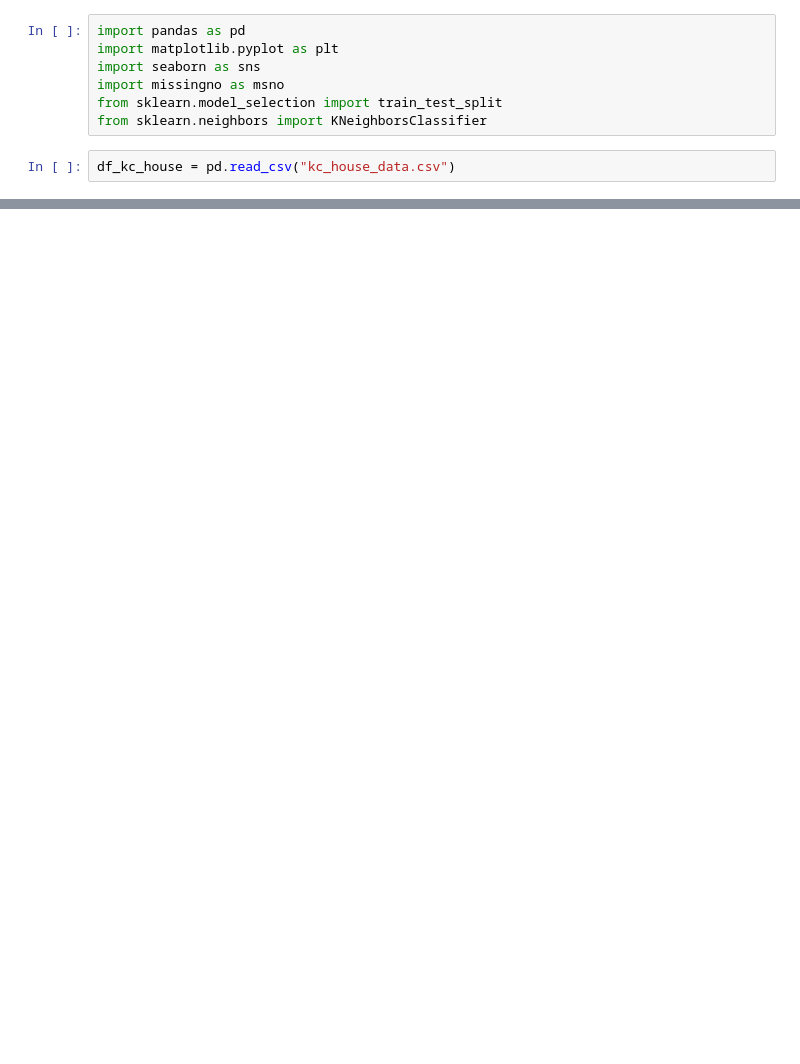
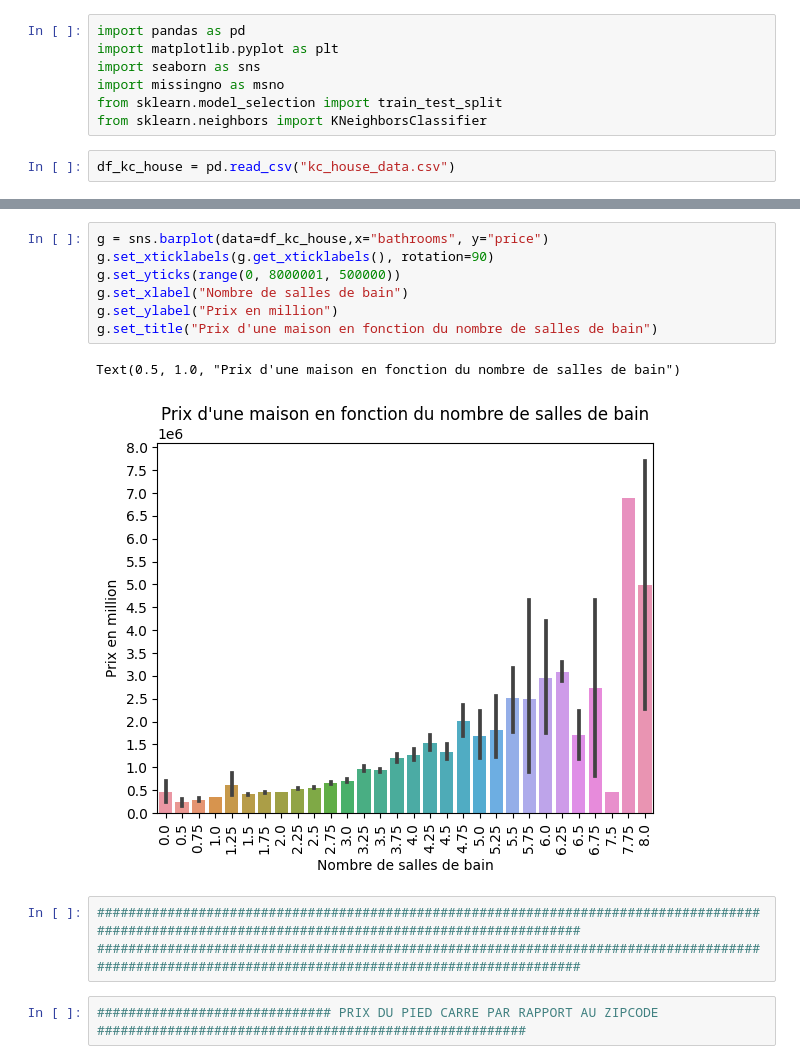
Before and after one commit to vanstavelD/Projet_Final, a Jupyter notebook: data_cleaning_analysis.ipynb, the cells around one changed output, grey strips where cells are left out. Drawn from its saved outputs; the diff is of its cells as text; blank space fills up the shorter version.

```diff
--- a/data_cleaning_analysis.ipynb
+++ b/data_cleaning_analysis.ipynb
@@ -25,0 +176,15 @@ df_kc_house
+# %%
+g = sns.barplot(data=df_kc_house,x="bathrooms", y="price")
+g.set_xticklabels(g.get_xticklabels(), rotation=90)
+g.set_yticks(range(0, 8000001, 500000))
+g.set_xlabel("Nombre de salles de bain")
+g.set_ylabel("Prix en million")
+g.set_title("Prix d'une maison en fonction du nombre de salles de bain")
+# %% [output]
+Text(0.5, 1.0, "Prix d'une maison en fonction du nombre de salles de bain")
+[figure, added]
+# %%
+###################################################################################################################################################
+###################################################################################################################################################
+# %%
+############################## PRIX DU PIED CARRE PAR RAPPORT AU ZIPCODE #######################################################
```
Also changed, not shown: parts of 15 cells of this notebook.
